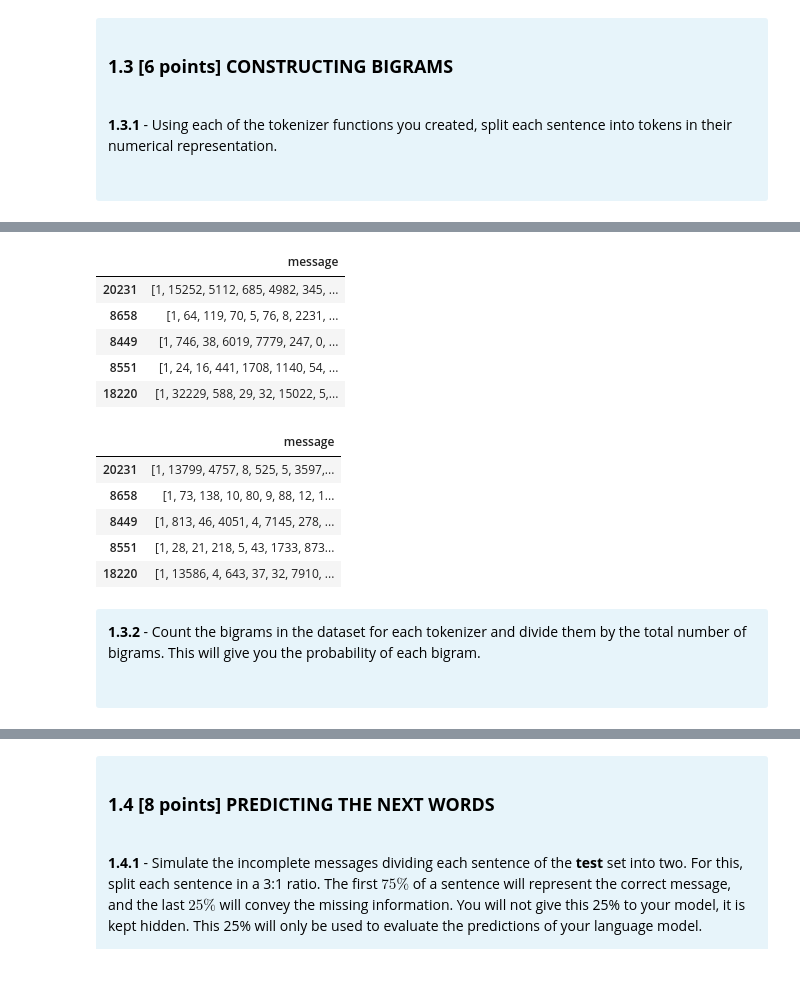
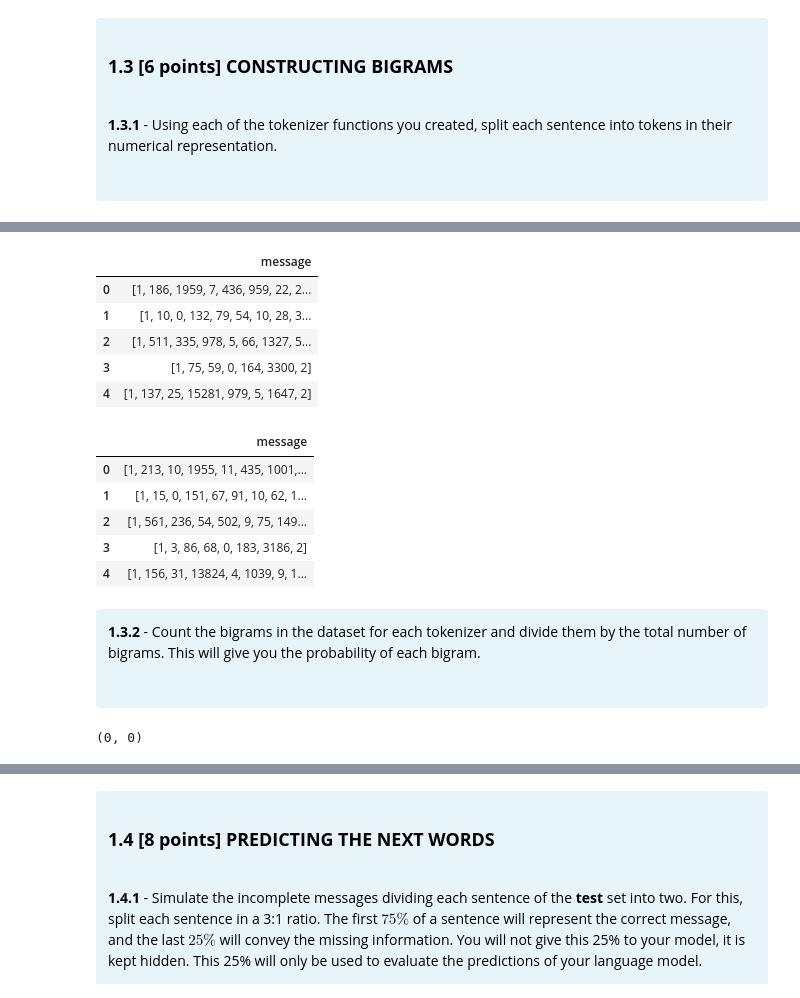
Before and after one commit to Manisha2297/DataAndBases, a Jupyter notebook: Homework1_Scaffold.ipynb, the cells around one changed output, grey strips where cells are left out. Saved outputs shown, nothing was run; the diff lists cells and outputs as text; code cells hidden in the pictures.

```diff
--- a/Homework1_Scaffold.ipynb
+++ b/Homework1_Scaffold.ipynb
@@ -242,12 +243,12 @@ def preprocess_text(text):
   return clean_text
 # %%
 # Your code here
-def clean_data(dataframe):
+def clean_data_1(dataframe):
   dataframe['message'] = dataframe['message'].apply(preprocess_text)
   return dataframe
 # %%
 # clean the data
-df = clean_data(raw_data)
+df = clean_data_1(raw_data)
 # %%
 df.head()
 # %% [output]
@@ -477,15 +454,15 @@ count
 # %%
 data_2, count_2, dictionary_2, reversed_dictionary_2  = tokenizer_2(text_corpus)
-df_train_tok2 = pd.DataFrame(df_train['message'].apply(get_tok_sequence, vocab_dict=dictionary_2), columns=['message'])
+df_tok2 = pd.DataFrame(df['message'].apply(get_tok_sequence, vocab_dict=dictionary_2), columns=['message'])
 # %%
-df_train_tok2.head()
+df_tok2.head()
 # %% [output]
 |  | message |
-| 20231 | [1, 15252, 5112, 685, 4982, 345, ... |
-| 8658 | [1, 64, 119, 70, 5, 76, 8, 2231, ... |
-| 8449 | [1, 746, 38, 6019, 7779, 247, 0, ... |
-| 8551 | [1, 24, 16, 441, 1708, 1140, 54, ... |
-| 18220 | [1, 32229, 588, 29, 32, 15022, 5,... |
+| 0 | [1, 186, 1959, 7, 436, 959, 22, 2... |
+| 1 | [1, 10, 0, 132, 79, 54, 10, 28, 3... |
+| 2 | [1, 511, 335, 978, 5, 66, 1327, 5... |
+| 3 | [1, 75, 59, 0, 164, 3300, 2] |
+| 4 | [1, 137, 25, 15281, 979, 5, 1647, 2] |
 # %%
 def get_subword_tok_sequence(text, vocab_dict):
   subword_tokens = sub_word_tokenizer(text)
@@ -502,12 +479,12 @@ df_train_tok3 = pd.DataFrame(df_train['message'].apply(get_subword_tok_sequence,
 # %%
-df_train_tok3.head()
+df_tok3.head()
 # %% [output]
 |  | message |
-| 20231 | [1, 13799, 4757, 8, 525, 5, 3597,... |
-| 8658 | [1, 73, 138, 10, 80, 9, 88, 12, 1... |
-| 8449 | [1, 813, 46, 4051, 4, 7145, 278, ... |
-| 8551 | [1, 28, 21, 218, 5, 43, 1733, 873... |
-| 18220 | [1, 13586, 4, 643, 37, 32, 7910, ... |
+| 0 | [1, 213, 10, 1955, 11, 435, 1001,... |
+| 1 | [1, 15, 0, 151, 67, 91, 10, 62, 1... |
+| 2 | [1, 561, 236, 54, 502, 9, 75, 149... |
+| 3 | [1, 3, 86, 68, 0, 183, 3186, 2] |
+| 4 | [1, 156, 31, 13824, 4, 1039, 9, 1... |
 # %% [markdown]
 <div class="alert alert-block alert-danger" style="color:black;background-color:#E7F4FA">
 
@@ -540,3 +517,7 @@ bigrams_count_dict_tok1 = get_bigrams(df_train_tok1)
 bigram_prob_dict_tok1 = get_bigram_prob(bigrams_count_dict_tok1)
+# %%
+max(bigrams_count_dict_tok1, key=bigrams_count_dict_tok1.get)
+# %% [output]
+(0, 0)
 # %%
 # Bigram probability for tokenizer2
```
Also changed, not shown: parts of 148 cells of this notebook.
